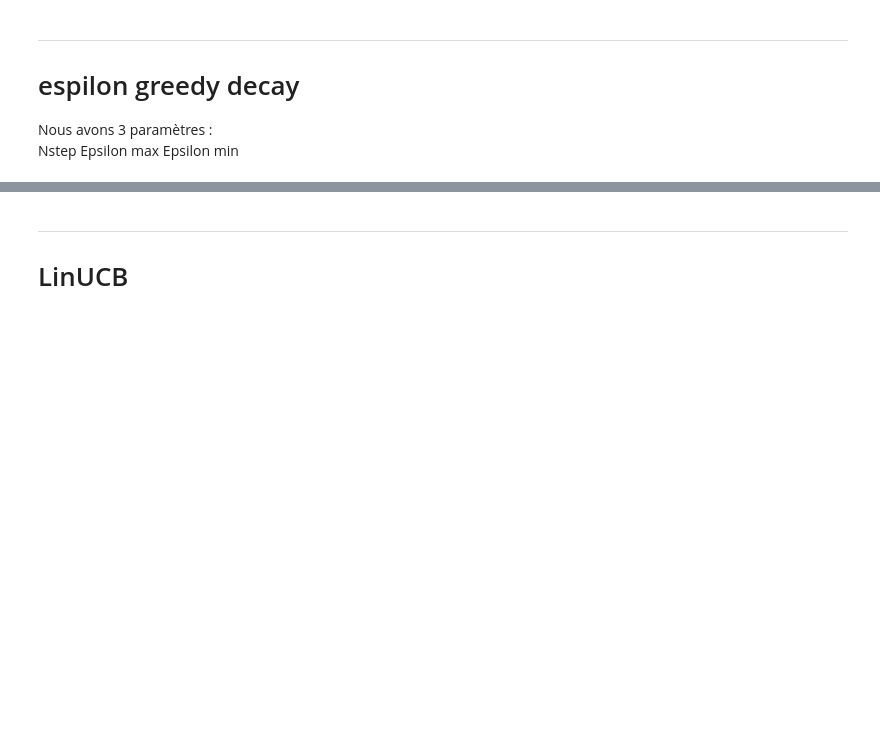
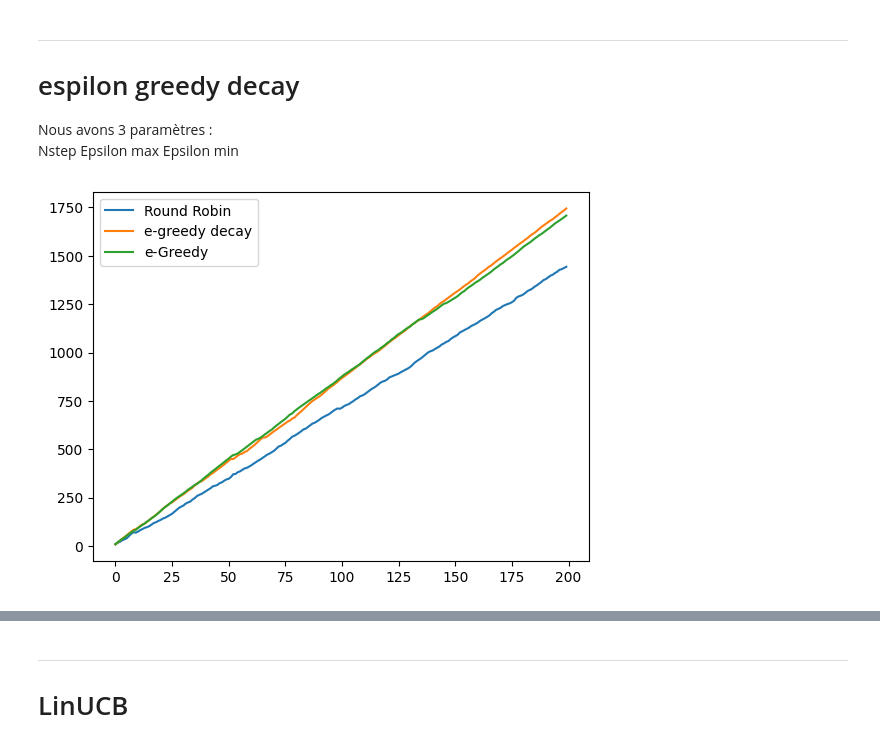
Before and after one commit to zeuzere/a59_2023, a Jupyter notebook: tp2/karm_v0_brut_v2-Cours.ipynb, the cells around one changed output, grey strips where cells are left out. Cells and saved outputs as stored; diff of their text form; code cells hidden in the pictures; blank space fills up the shorter version.

```diff
--- a/tp2/karm_v0_brut_v2-Cours.ipynb
+++ b/tp2/karm_v0_brut_v2-Cours.ipynb
@@ -242,21 +244,41 @@ Epsilon max
 Epsilon min
 # %%
 np.random.seed(2023)
-nombre_tirage=1000
+nombre_tirage=200
 epsilonMax=0.50
 epsilonMin=0.05
-N=nombre_tirage/10
+NbPas=100
 result=[]
+
+Q = np.zeros((K))
+N = np.zeros((K))
+
+eps=list()
 
 epsilon=epsilonMax
 for i in range(nombre_tirage):
-    action= # ?
-    reward = # ?
-    result.append(#?)
+    action= egreedyPolicy(K,epsilon,mean_reward(Q,N))
+    reward = tirage(action)
+    result.append(reward)
 
+    eps.append(epsilon)
+
+    Q[action] += reward
+    N[action] +=1
     # asjustement d'epsilon
     # voir cours
+    r = max((NbPas - i)/NbPas,0)
+    epsilon = (epsilonMax - epsilonMin) * r +epsilonMin
 # %%
 # stocker le résultat dans un tableau avec cumul
+result_egreedy_decay=np.cumsum(result)
 # %%
 # comparer les courbes
+plt.figure()
+plt.plot(result_round_robin,label="Round Robin")
+plt.plot(result_egreedy_decay,label="e-greedy decay")
+plt.plot(result_egreedy,label="e-Greedy")
+plt.legend()
+plt.show()
+# %% [output]
+[figure, added]
```
Also changed, not shown: parts of 18 cells of this notebook, 5 other files.
